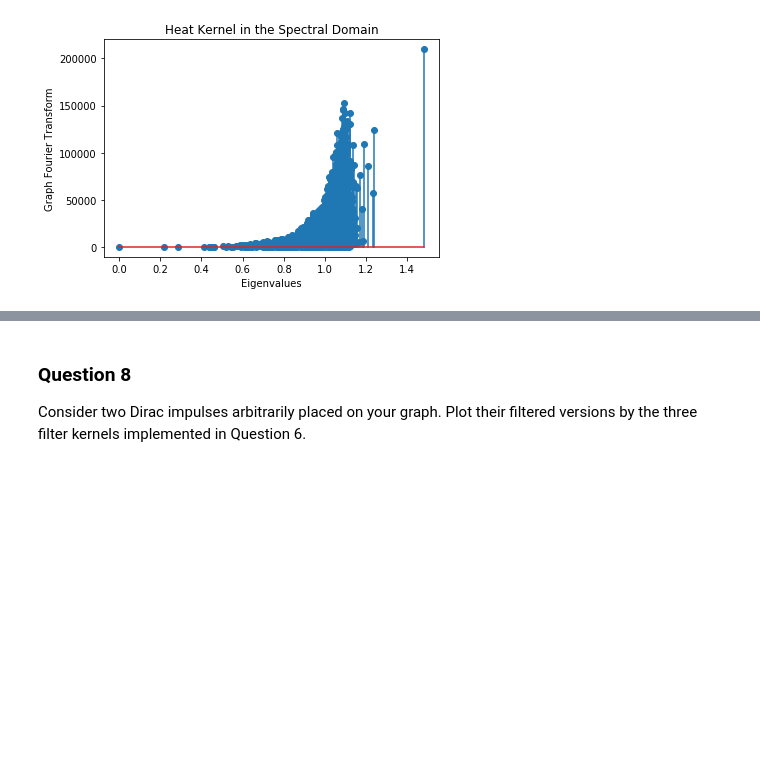
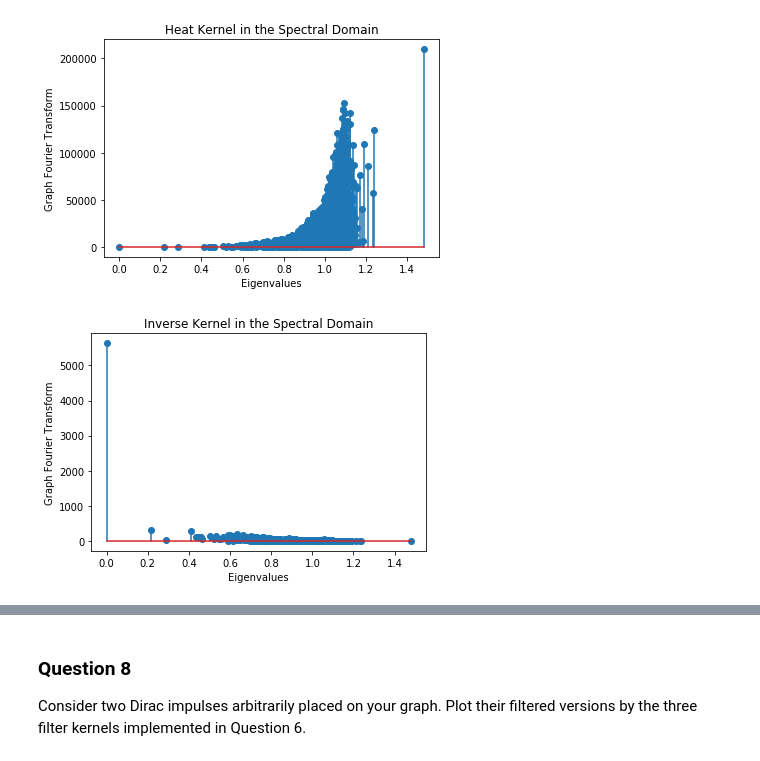
Before and after one commit to othmanbck/ntds_project_2018, a Jupyter notebook: 4_graph_signal_processing.ipynb, the cells around one changed output, grey strips where cells are left out. Cells and saved outputs as stored; diff of their text form; code cells hidden in the pictures; blank space fills up the shorter version.

```diff
--- a/4_graph_signal_processing.ipynb
+++ b/4_graph_signal_processing.ipynb
@@ -308,7 +313,7 @@ def heat_kernel(e, t):
     return hkernel
 
 def inverse_kernel(e, t):
-    inv_kernel = np.eye(len(e)) + (t * D)
+    inv_kernel = np.diag(np.eye(len(e)) + (t * D))
     return inv_kernel
 
 def rectangle_kernel(e, l_min, l_max):
@@ -339,10 +344,12 @@ plt.show()
 # %% [output]
 [figure]
 # %%
-inverse_signal = graph_filter(signal, inverse_kernel, e=e, t=10)
-plt.stem(e, inverse_signal)
+inverse_signal = graph_filter(signal.values, inverse_kernel, e=e, t=1)
+plt.stem(e, np.absolute(inverse_signal))
 plt.title('Inverse Kernel in the Spectral Domain')
 plt.ylabel('Graph Fourier Transform')
 plt.xlabel('Eigenvalues')
 plt.show()
+# %% [output]
+[figure, added]
 # %%
```
Also changed, not shown: parts of 4 cells of this notebook.
